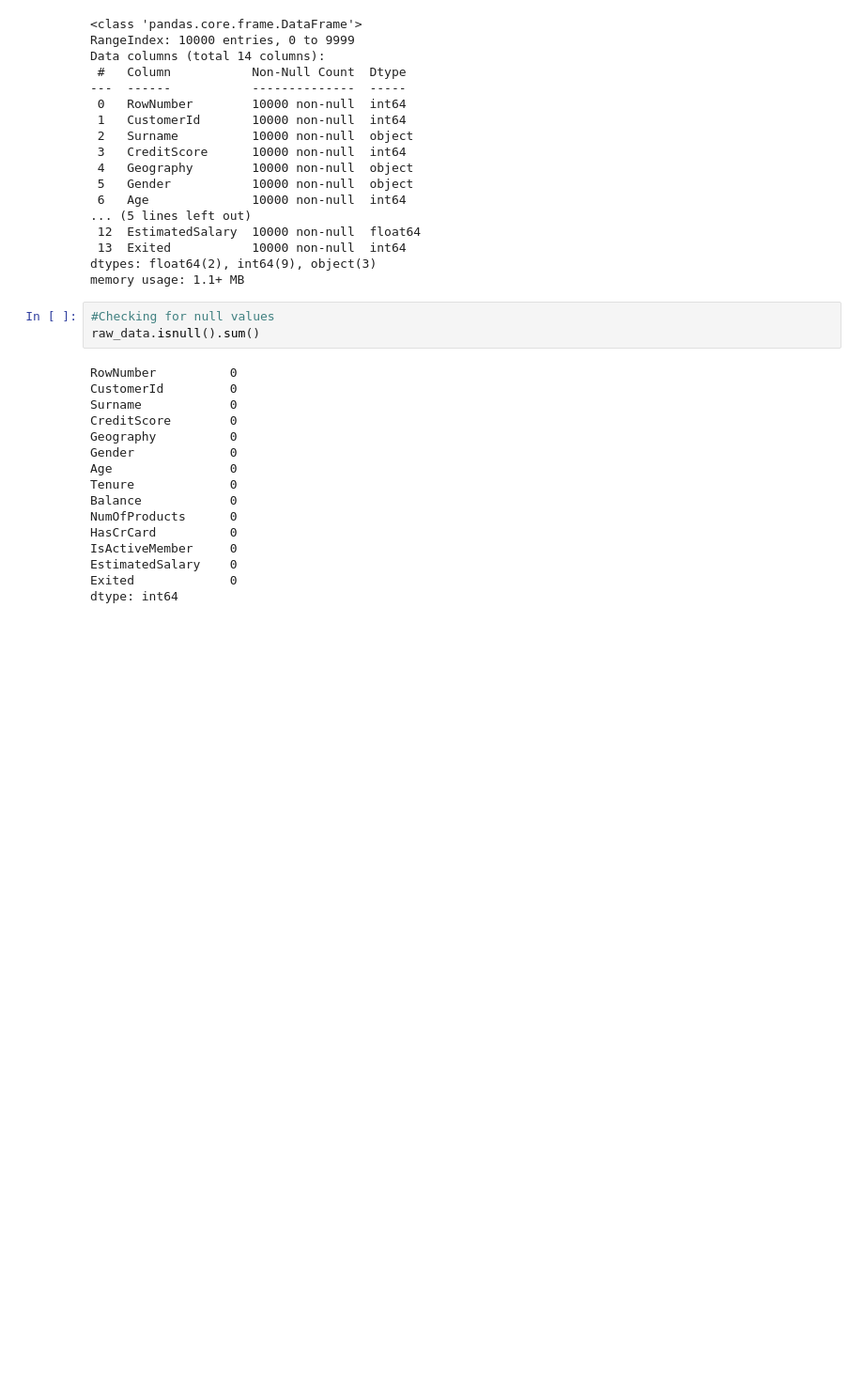
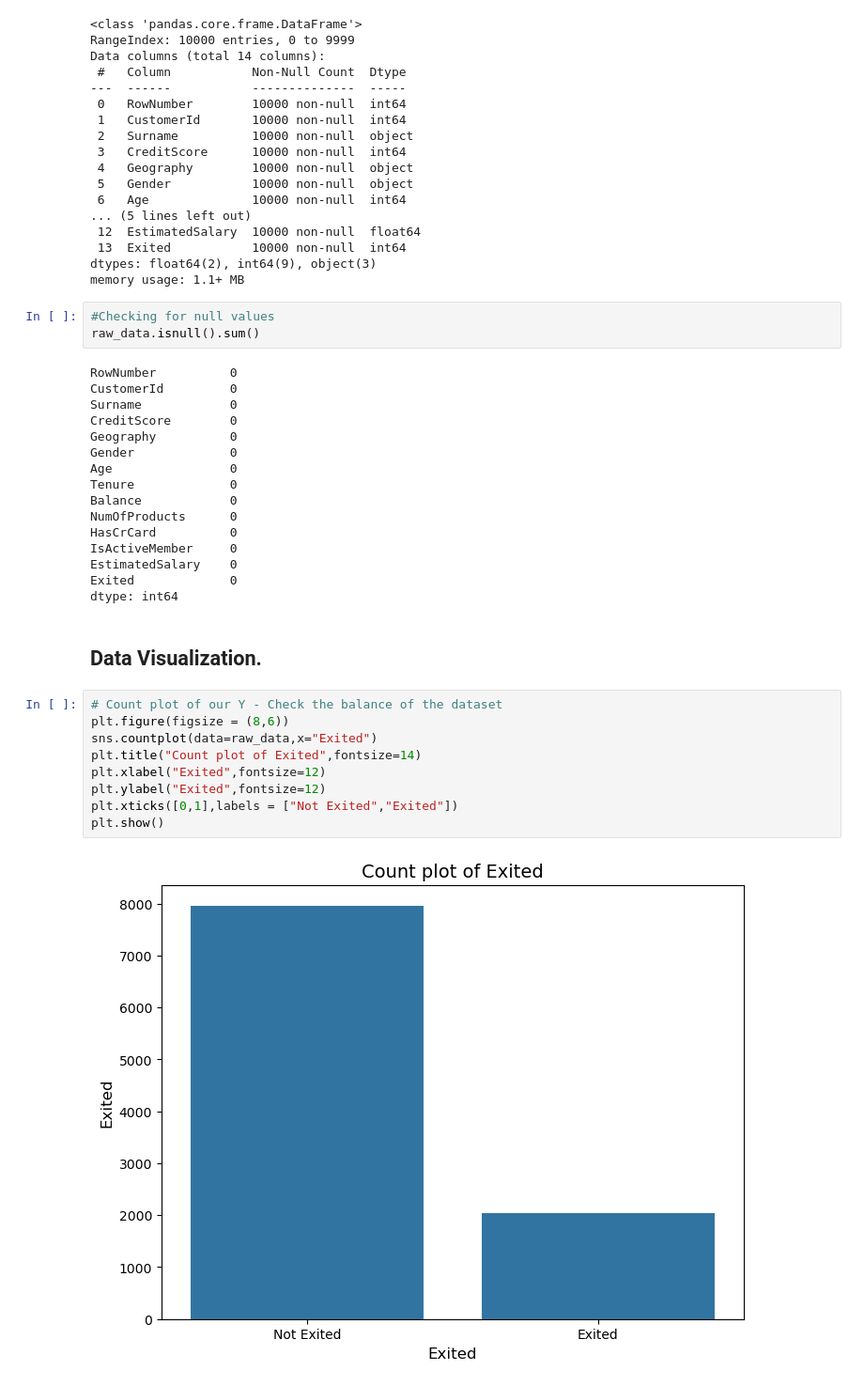
Before and after one commit to sophiembanda/Churn_Modelling, a Jupyter notebook: Churn Modelling.ipynb, the cells around one changed output. Shown at 94% size. Drawn from its saved outputs; the diff is of its cells as text; blank space fills up the shorter version.

Commit message:
Data Visualization

```diff
--- a/Churn Modelling.ipynb
+++ b/Churn Modelling.ipynb
@@ -95,3 +95,16 @@ IsActiveMember     0
 EstimatedSalary    0
 Exited             0
 dtype: int64
+# %% [markdown]
+## Data Visualization.
+# %%
+# Count plot of our Y - Check the balance of the dataset
+plt.figure(figsize = (8,6))
+sns.countplot(data=raw_data,x="Exited")
+plt.title("Count plot of Exited",fontsize=14)
+plt.xlabel("Exited",fontsize=12)
+plt.ylabel("Exited",fontsize=12)
+plt.xticks([0,1],labels = ["Not Exited","Exited"])
+plt.show()
+# %% [output]
+[figure, added]
```
Also changed, not shown: parts of 4 cells of this notebook.
